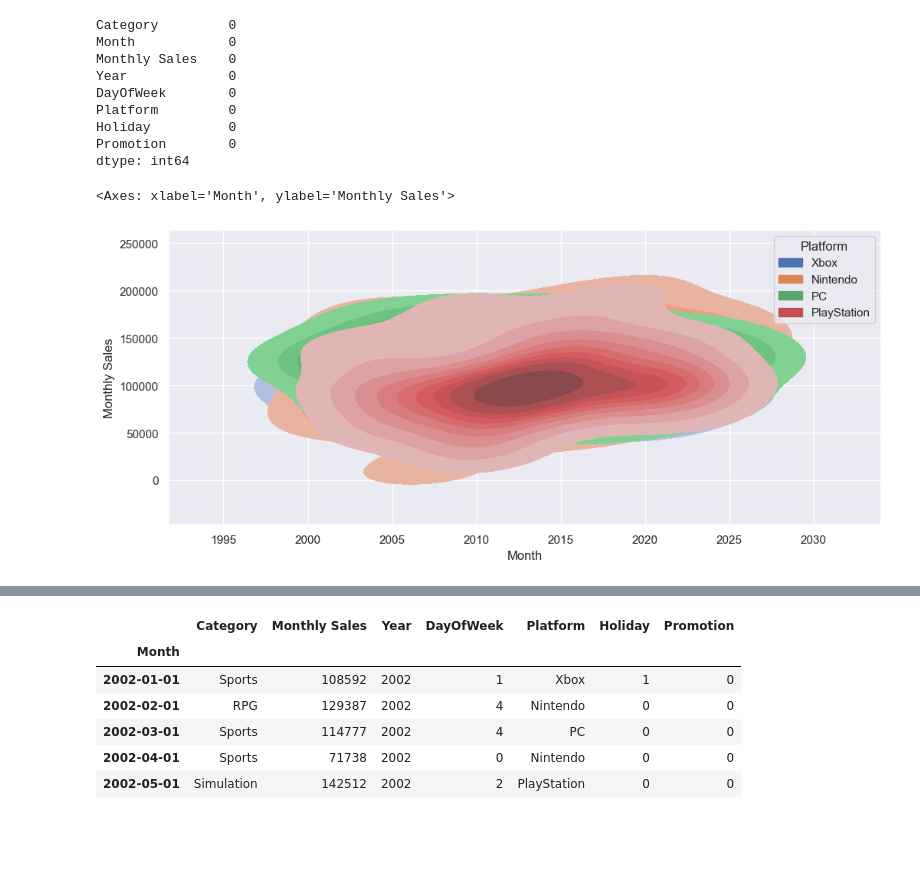
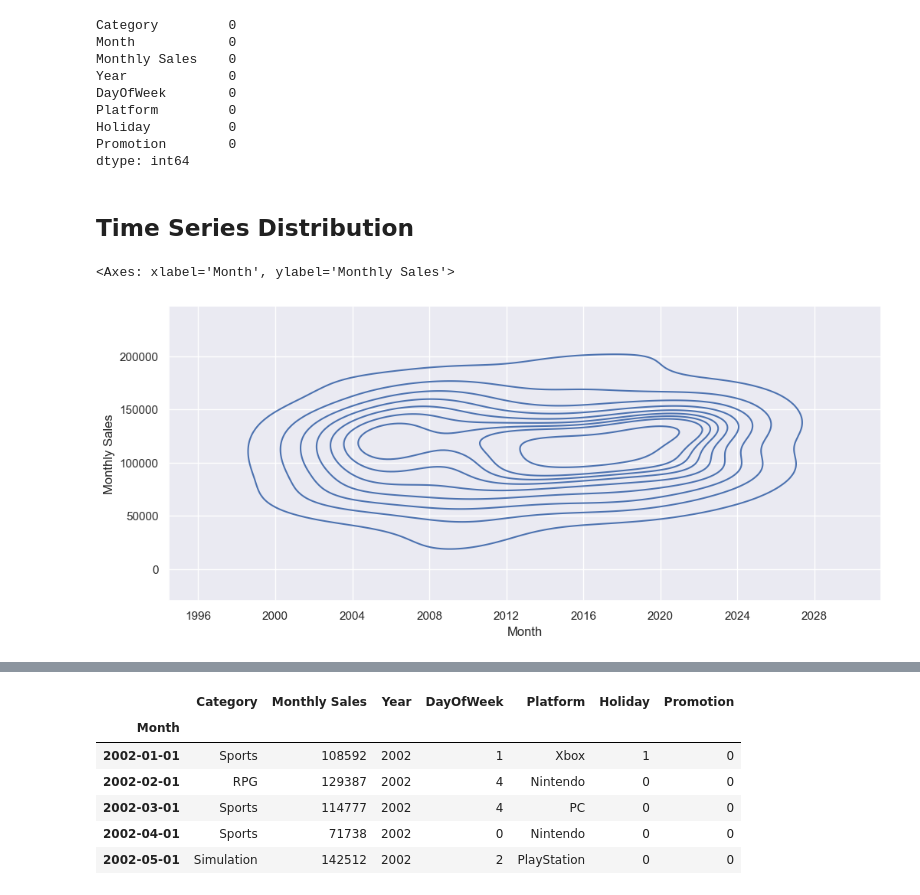
Before and after one commit to Opeojo/video-game-sales-forecast, a Jupyter notebook: sales-forecasting.ipynb, the cells around one changed output, grey strips where cells are left out. Cells and saved outputs as stored; diff of their text form; code cells hidden in the pictures; blank space fills up the shorter version.

```diff
--- a/sales-forecasting.ipynb
+++ b/sales-forecasting.ipynb
@@ -6,7 +6,10 @@ import pandas as pd
 import numpy as np
 from scipy import stats
 
+from datetime import datetime
+
 import matplotlib.pyplot as plt
+plt.style.use('ggplot')
 import seaborn as sns
 sns.set_theme(style="darkgrid", rc={"figure.figsize":(12, 5)})
 
@@ -58,8 +63,10 @@ dtype: int64
 # %%
 # Convert Month column to datetime object
 sales_data['Month'] = pd.to_datetime(sales_data['Month'])
+# %% [markdown]
+## Time Series Distribution
 # %%
-sns.kdeplot(sales_data, x='Month', y='Monthly Sales',  hue='Platform', fill=True)
+sns.kdeplot(sales_data, x='Month', y='Monthly Sales') #,  hue='Platform', fill=False)
 # %% [output]
 <Axes: xlabel='Month', ylabel='Monthly Sales'>
-[figure, old version]
+[figure, new version]
```
Also changed, not shown: parts of 104 cells of this notebook, 1 other file.
